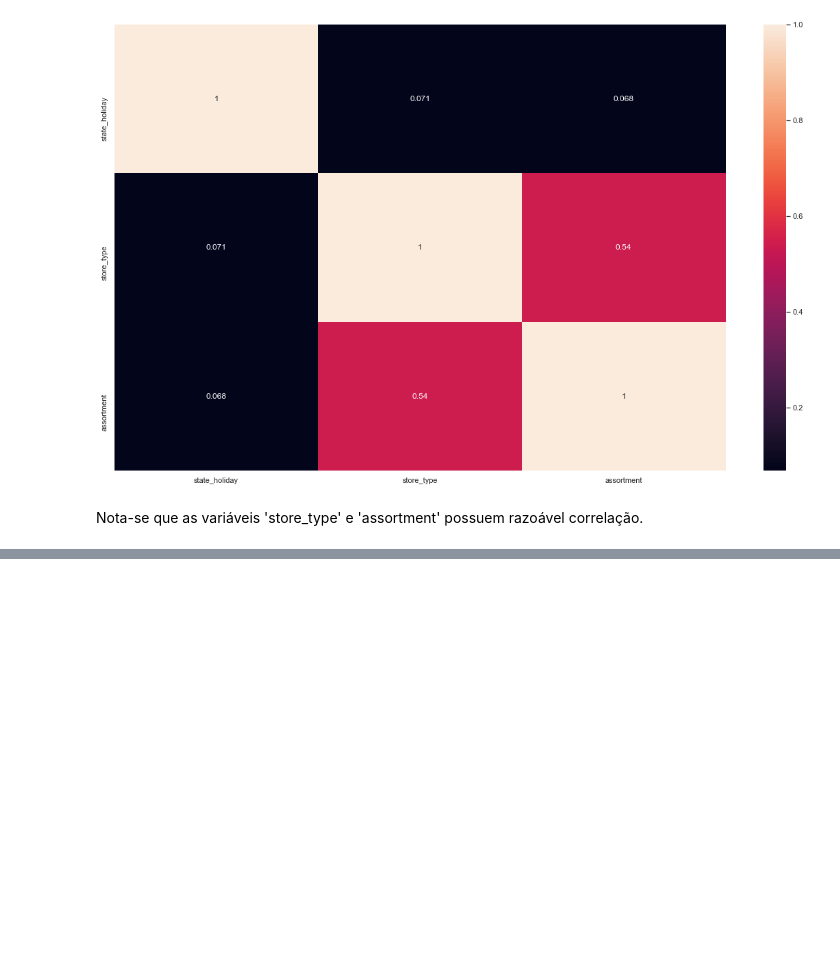
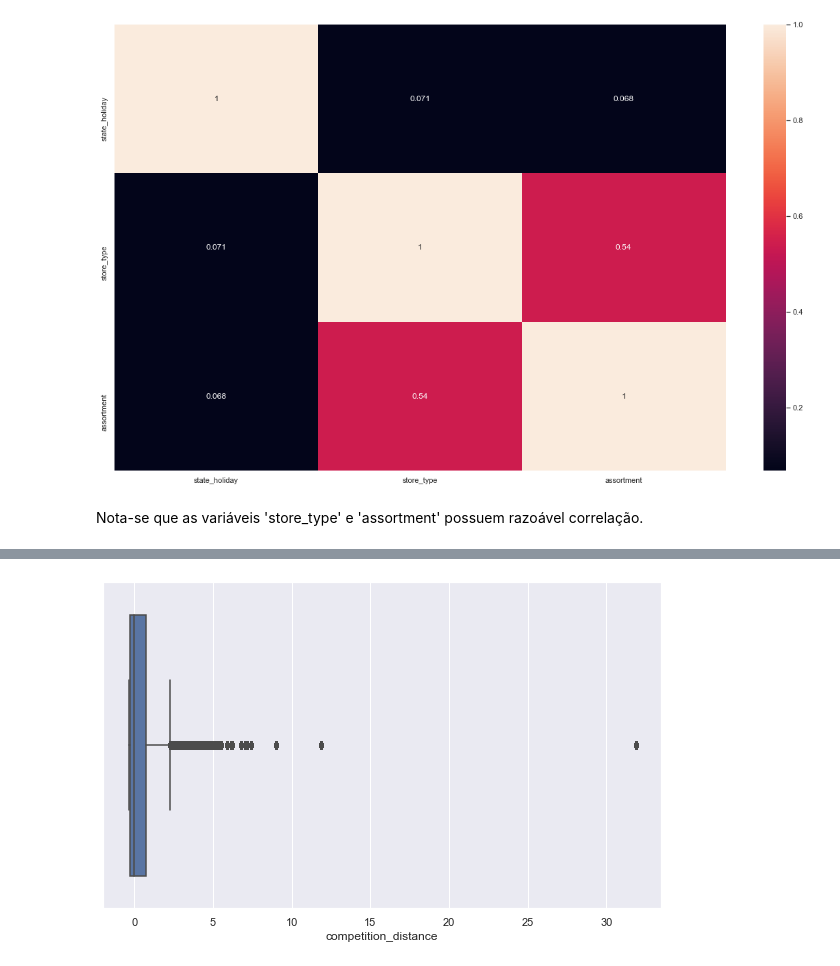
Before and after one commit to renato-favarin/ds_em_producao, a Jupyter notebook: ds_em_producao.ipynb, the cells around one changed output, grey strips where cells are left out. Cells and saved outputs as stored; diff of their text form; code cells hidden in the pictures; blank space fills up the shorter version.

```diff
--- a/ds_em_producao.ipynb
+++ b/ds_em_producao.ipynb
@@ -1191,0 +1265,2 @@ Nota-se que as variáveis 'store_type' e 'assortment' possuem razoável correla
+# %%
+df5 = df4.copy()
@@ -1191,0 +1273,3 @@ Nota-se que as variáveis 'store_type' e 'assortment' possuem razoável correla
+# %%
+# originalmente a series 'week_of_year' está como tipo UInt32; faz-se a conversão.
+df5['week_of_year'] = df5['week_of_year'].astype(np.int64)
@@ -1191,0 +1293,5 @@ Nota-se que as variáveis 'store_type' e 'assortment' possuem razoável correla
+# %%
+plt.figure(figsize=(10,6))
+sns.boxplot(x = df5['competition_distance']);
+# %% [output]
+[figure, added]
```
Also changed, not shown: parts of 34 cells of this notebook.
